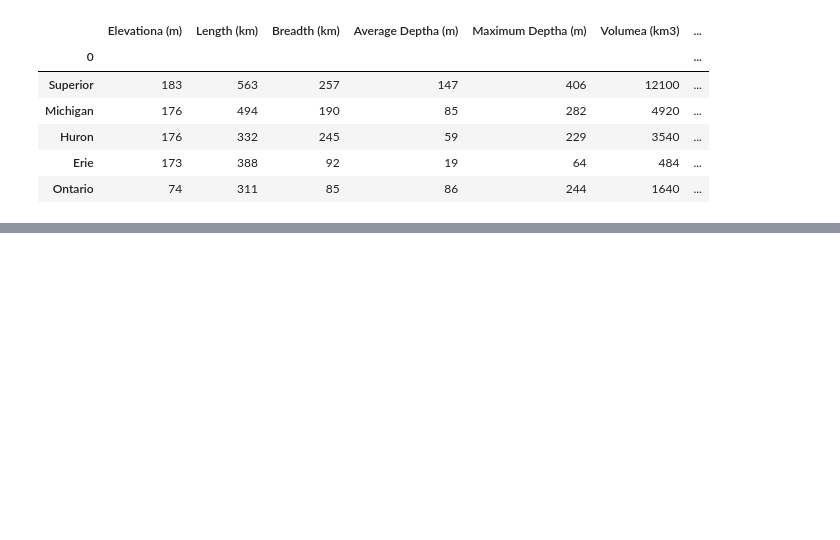
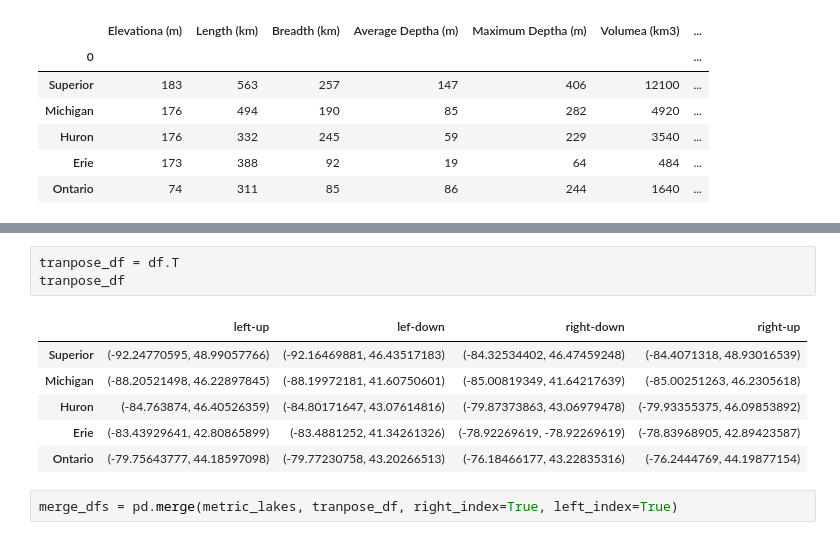
Before and after one commit to JansenKat/SMMBBGKJ-TTH-Prj1, a Jupyter notebook: notebooks/lake_stats.ipynb, the cells around one changed output, grey strips where cells are left out. Saved outputs shown, nothing was run; the diff lists cells and outputs as text; blank space fills up the shorter version.

```diff
--- a/notebooks/lake_stats.ipynb
+++ b/notebooks/lake_stats.ipynb
@@ -73,3 +73,15 @@ df
 | lef-down | (-92.16469881, 46.43517183) | (-88.19972181, 41.60750601) | (-84.80171647, 43.07614816) | (-83.4881252, 41.34261326) | (-79.77230758, 43.20266513) |
 | right-down | (-84.32534402, 46.47459248) | (-85.00819349, 41.64217639) | (-79.87373863, 43.06979478) | (-78.92269619, -78.92269619) | (-76.18466177, 43.22835316) |
 | right-up | (-84.4071318, 48.93016539) | (-85.00251263, 46.2305618) | (-79.93355375, 46.09853892) | (-78.83968905, 42.89423587) | (-76.2444769, 44.19877154) |
+# %%
+tranpose_df = df.T
+tranpose_df
+# %% [output]
+|  | left-up | lef-down | right-down | right-up |
+| Superior | (-92.24770595, 48.99057766) | (-92.16469881, 46.43517183) | (-84.32534402, 46.47459248) | (-84.4071318, 48.93016539) |
+| Michigan | (-88.20521498, 46.22897845) | (-88.19972181, 41.60750601) | (-85.00819349, 41.64217639) | (-85.00251263, 46.2305618) |
+| Huron | (-84.763874, 46.40526359) | (-84.80171647, 43.07614816) | (-79.87373863, 43.06979478) | (-79.93355375, 46.09853892) |
+| Erie | (-83.43929641, 42.80865899) | (-83.4881252, 41.34261326) | (-78.92269619, -78.92269619) | (-78.83968905, 42.89423587) |
+| Ontario | (-79.75643777, 44.18597098) | (-79.77230758, 43.20266513) | (-76.18466177, 43.22835316) | (-76.2444769, 44.19877154) |
+# %%
+merge_dfs = pd.merge(metric_lakes, tranpose_df, right_index=True, left_index=True)
```
Also changed, not shown: parts of 2 cells of this notebook, 3 other files.
